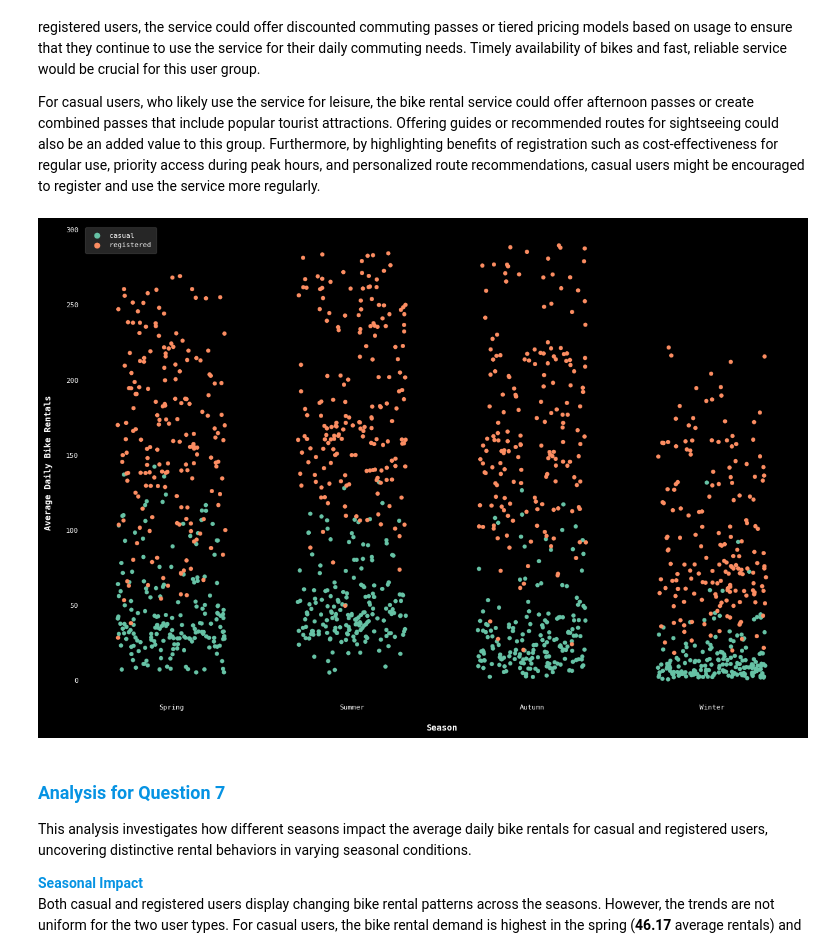
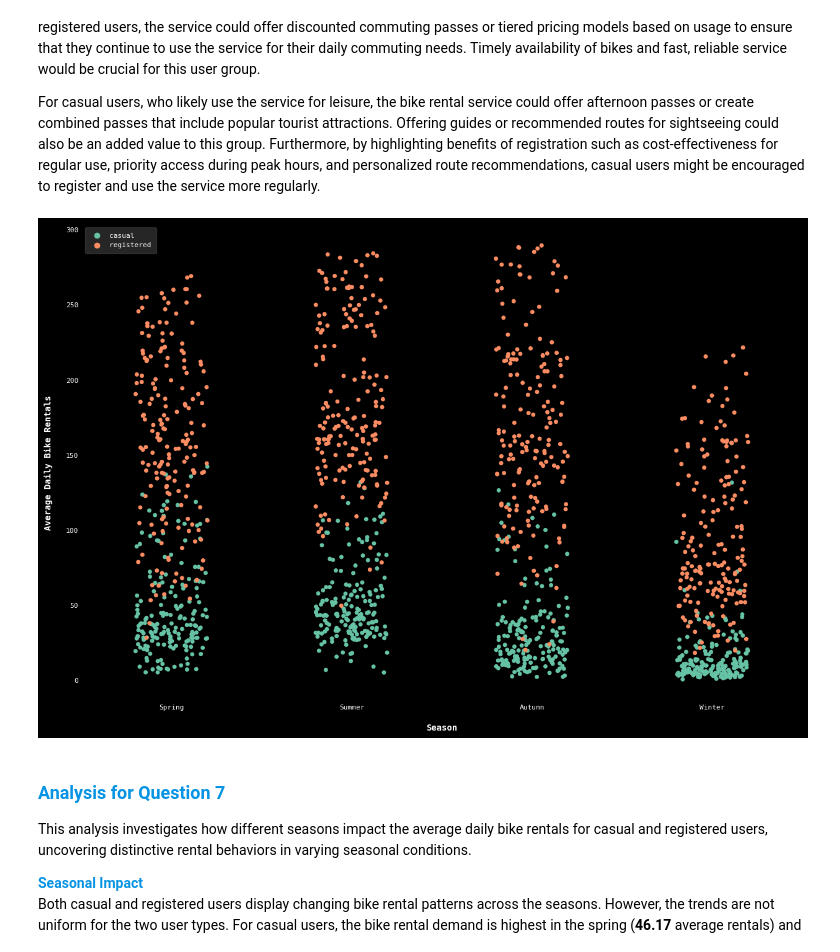
Before and after one commit to jparkington/Project-Cultivate, a Jupyter notebook: Exploration.ipynb, the cells around one changed output. Saved outputs shown, nothing was run; the diff lists cells and outputs as text; code cells hidden in the pictures.

```diff
--- a/Exploration.ipynb
+++ b/Exploration.ipynb
@@ -530,38 +530,38 @@ For casual users, who likely use the service for leisure, the bike rental servic
 def seasonal_daily_average_rentals(df : pd.DataFrame):
     '''
     Visualizes the daily average number of bike rentals for casual and registered users across different seasons.
 
     1. Maps the `season` column to corresponding season names.
     2. Groups the data by `season` and `dteday` and melts the `casual` and `registered` columns.
     3. Creates a strip plot where the x-axis represents the season and the y-axis represents the daily average number of bike rentals,
        and the points are colored based on the user type.
 
     Parameters:
         df (pd.DataFrame) : The bike sharing dataset as a pandas DataFrame.
 
-    The purpose of this function is to provide insights into how the seasons affect the demand for bike rentals for casual
-    and registered users. Understanding these patterns can help a prospective bike sharing company optimize their service
-    offerings for different user groups.
+    The purpose of this function is to provide insights into how the seasons affect the demand for bike rentals for casual and
+    registered users. Understanding these patterns can help a prospective bike sharing company optimize their service offerings for
+    different user groups. A jitter is introduced to allow anomalies to be detected across both categories.
     '''
 
     grouped = df.groupby(['season', 'dteday'])[['casual', 'registered']].mean().reset_index()
     sns.stripplot(x      = 'season',
                   y      = 'n',
                   hue    = 'type',
-                  jitter = 0.3,
+                  jitter = 0.2,
                   data   = grouped.melt(id_vars    = ['season', 'dteday'],
                                         value_vars = ['casual', 'registered'],
                                         var_name   = 'type',
                                         value_name = 'n'))
 
     plt.xticks(range(4), ['Spring', 'Summer', 'Autumn', 'Winter'])
     plt.xlabel('Season')
     plt.ylabel('Average Daily Bike Rentals')
     plt.legend(loc = 'upper left')
 
 seasonal_daily_average_rentals(bike_sharing)
 # %% [output]
-[figure, old version]
+[figure, new version]
 # %% [markdown]
 ### <span style="color:#0693e3">**Analysis for Question 7**</span>
 This analysis investigates how different seasons impact the average daily bike rentals for casual and registered users, uncovering distinctive rental behaviors in varying seasonal conditions.
```
